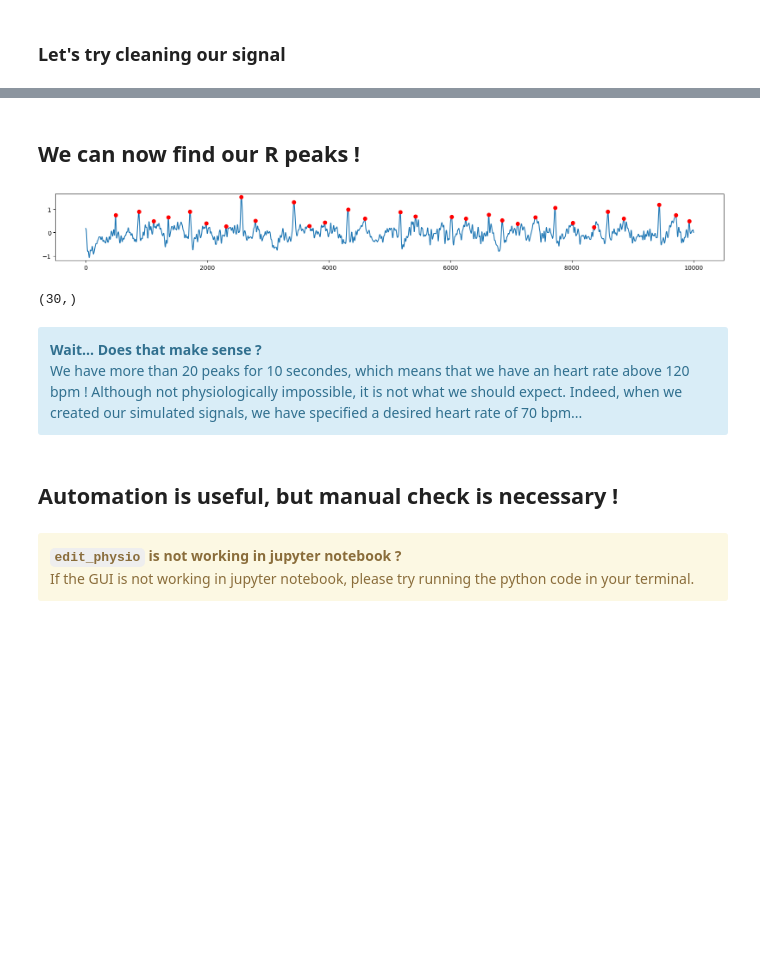
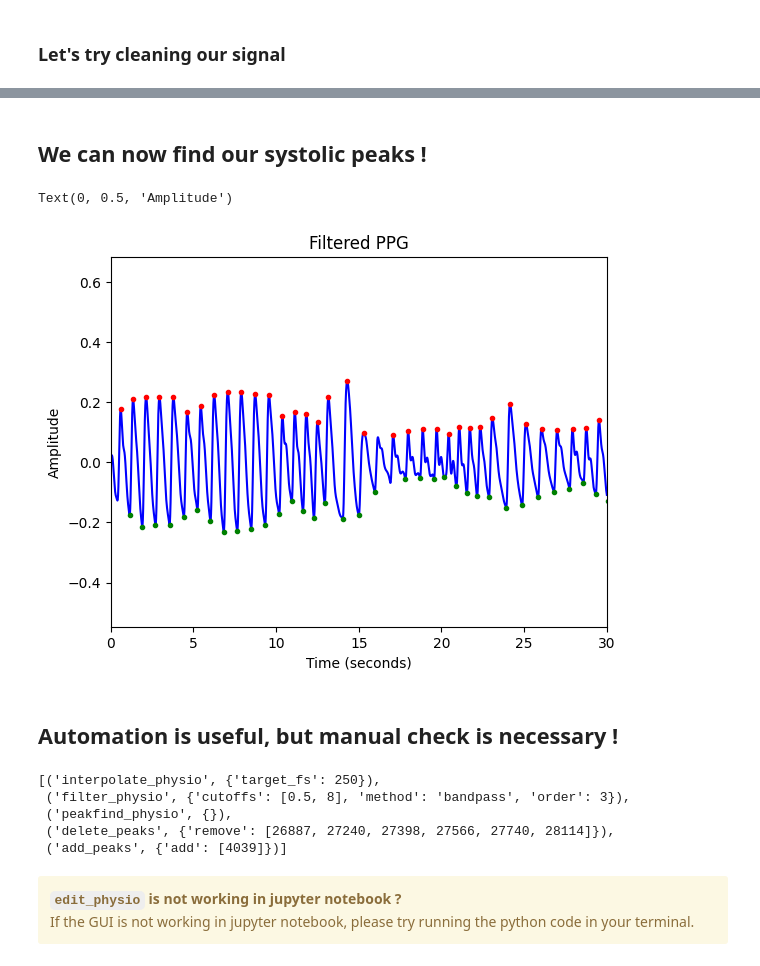
Before and after one commit to me-pic/repronim2024physiopy, a Jupyter notebook: repronim_tutorial.ipynb, the cells around one changed output, grey strips where cells are left out. Drawn from its saved outputs; the diff is of its cells as text; code cells hidden in the pictures; blank space fills up the shorter version.

```diff
--- a/repronim_tutorial.ipynb
+++ b/repronim_tutorial.ipynb
@@ -175,7 +175,7 @@ print(data)
 The value associated with each key is a <a href="https://peakdet.readthedocs.io/en/latest/api.html#peakdet.Physio"><code>Physio</code></a> object. For the rest of this tutorial, we will focus on the PPG data.
 </div>
 # %%
-phys_ppg = data['PPG100C']
+phys_ppg = Physio(data['PPG100C'].data, fs = data['PPG100C'].fs)
 print(phys_ppg)
 # %% [output]
 Physio(size=1128313, fs=10000.0)
@@ -205,0 +213,4 @@ Text(0, 0.5, 'Amplitude')
+# %%
+# First let's downsample our signal
+phys_ppg = operations.interpolate_physio(phys_ppg, target_fs=250)
+print(phys_ppg.history)
@@ -206,4 +219,4 @@ Text(0, 0.5, 'Amplitude')
 # %%
 # We can filter out some frequencies using the `filter_physio` function
-phys_ppg = operations.filter_physio(phys_ppg, cutoffs=[0.5, 35], method='bandpass')
-print(phys_ecg.history)
+phys_ppg = operations.filter_physio(phys_ppg, cutoffs=[0.5, 8], method='bandpass', order=3)
+print(phys_ppg.history)
@@ -210,24 +234,16 @@ print(phys_ecg.history)
 # %% [markdown]
-## We can now find our R peaks !
+## We can now find our systolic peaks !
 # %%
-phys_ecg = operations.peakfind_physio(phys_ecg)
+phys_ppg = operations.peakfind_physio(phys_ppg)
 # %%
-plt.figure(figsize=(20, 2))
-plt.plot(phys_ecg.data[:10*1000])
-peaks_idx = phys_ecg.peaks[phys_ecg.peaks<10*1000]
-plt.plot(peaks_idx, phys_ecg.data[peaks_idx], 'ro')
-plt.show()
+ax = operations.plot_physio(phys_ppg)
+ax.set_title("Filtered PPG")
+ax.set_xlim(0, 30)
+ax.set_xlabel("Time (seconds)")
+ax.set_ylabel("Amplitude")
 # %% [output]
+Text(0, 0.5, 'Amplitude')
-[figure, old version]
+[figure, new version]
-# %%
-peaks_idx.shape
-# %% [output]
-(30,)
-# %% [markdown]
-<div class="alert alert-block alert-info">
-<b>Wait... Does that make sense ?</b>
-<br>We have more than 20 peaks for 10 secondes, which means that we have an heart rate above 120 bpm ! Although not physiologically impossible, it is not what we should expect. Indeed, when we created our simulated signals, we have specified a desired heart rate of 70 bpm...
-</div>
 # %% [markdown]
 ## Automation is useful, but manual check is necessary !
 # %%
@@ -236,3 +252,11 @@ phys_ecg = operations.edit_physio(phys_ecg)
+# %%
+phys_ppg.history
+# %% [output]
+[('interpolate_physio', {'target_fs': 250}),
+ ('filter_physio', {'cutoffs': [0.5, 8], 'method': 'bandpass', 'order': 3}),
+ ('peakfind_physio', {}),
+ ('delete_peaks', {'remove': [26887, 27240, 27398, 27566, 27740, 28114]}),
+ ('add_peaks', {'add': [4039]})]
 # %% [markdown]
 <div class="alert alert-block alert-warning">
 <b><code>edit_physio</code> is not working in jupyter notebook ?</b>
```
Also changed, not shown: parts of 20 cells of this notebook, 4 other files.
